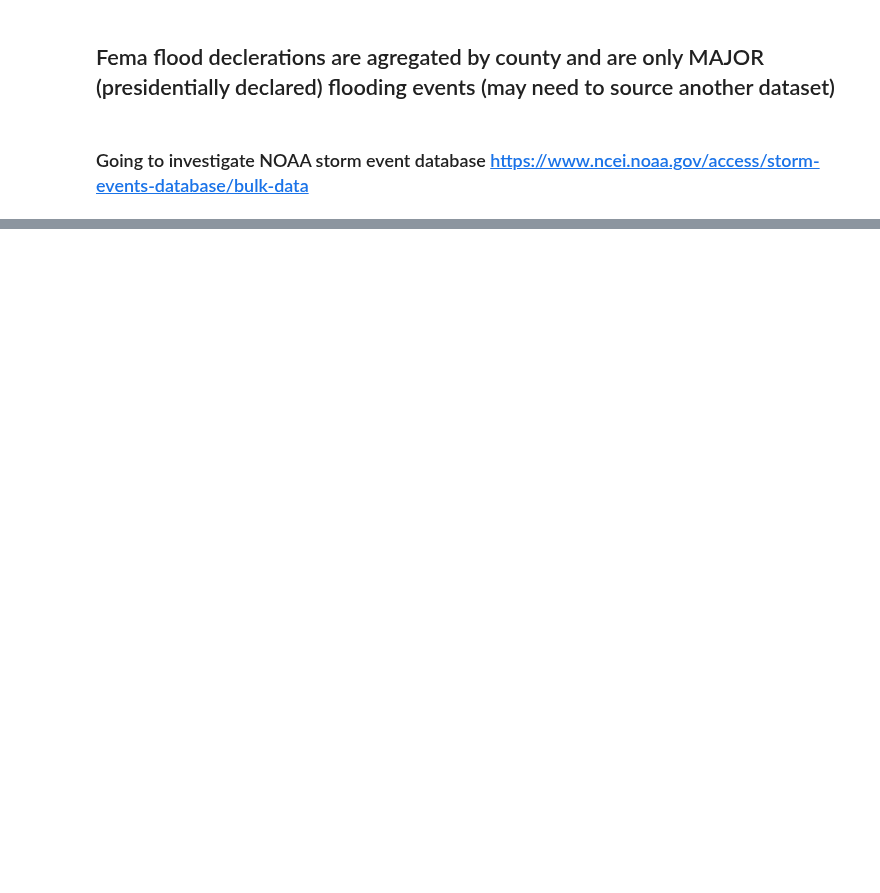
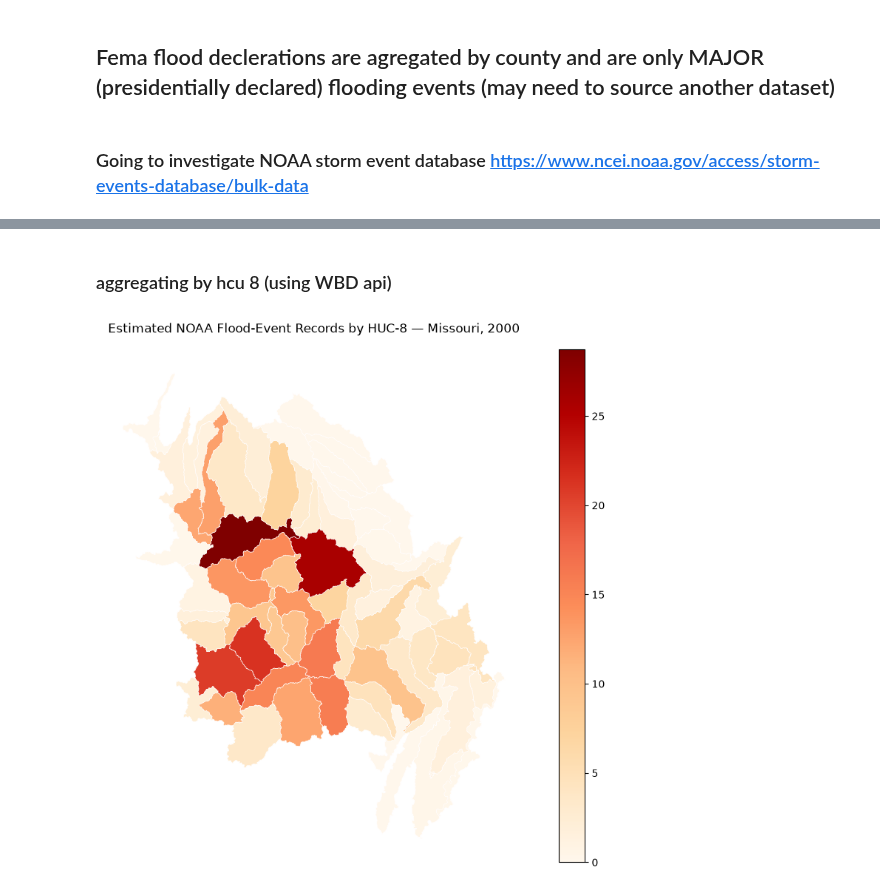
Before and after one commit to SophiaMeyers/USGS-Gages-Research, a Jupyter notebook: notebooks/261021-01_explore_usgs_gages.ipynb, the cells around one changed output, grey strips where cells are left out. Drawn from its saved outputs; the diff is of its cells as text; code cells hidden in the pictures; blank space fills up the shorter version.

```diff
--- a/notebooks/261021-01_explore_usgs_gages.ipynb
+++ b/notebooks/261021-01_explore_usgs_gages.ipynb
@@ -1212,0 +1614,48 @@ Total unique disasters 10
+# %% [markdown]
+### aggregating by hcu 8 (using WBD api)
+# %%
+counts = events.groupby("county_name").size().rename("total_reports")
+counties = missouri_counties.merge(counts, on="county_name", how="left")
+counties["total_reports"] = counties["total_reports"].fillna(0)
+
+counties = counties.to_crs("EPSG:26915")
+watersheds = huc8.to_crs("EPSG:26915")
+
+# Find watershed/county overlap areas
+overlap = gpd.overlay(
+    watersheds.reset_index(drop=True),
+    counties[["county_name", "total_reports", "geometry"]],
+    how="intersection"
+)
+overlap["overlap_area"] = overlap.geometry.area
+overlap["county_area"] = overlap["county_name"].map(
+    counties.set_index("county_name").geometry.area
+)
+overlap["estimated_reports"] = (
+    overlap["total_reports"] * overlap["overlap_area"] / overlap["county_area"]
+)
+
+huc_col = next(
+    (c for c in overlap.columns if "HUC8" in c.upper() or c.upper() == "HUC_8"),
+    None
+)
+if huc_col is None:
+    raise ValueError("HUC-8 field not found. Check huc8.columns.tolist().")
+
+huc_counts = overlap.groupby(huc_col)["estimated_reports"].sum().reset_index()
+
+map_data = watersheds.merge(huc_counts, on=huc_col, how="left")
+map_data["estimated_reports"] = map_data["estimated_reports"].fillna(0)
+
+
+# Map
+ax = map_data.plot(
+    column="estimated_reports", cmap="OrRd",
+    legend=True, edgecolor="white", linewidth=0.4,
+    figsize=(12, 9)
+)
+ax.set_title("Estimated NOAA Flood-Event Records by HUC-8 - Missouri, 2000")
+ax.set_axis_off()
+plt.show()
+# %% [output]
+[figure, added]
```
Also changed, not shown: parts of 26 cells of this notebook, 1 other file.
